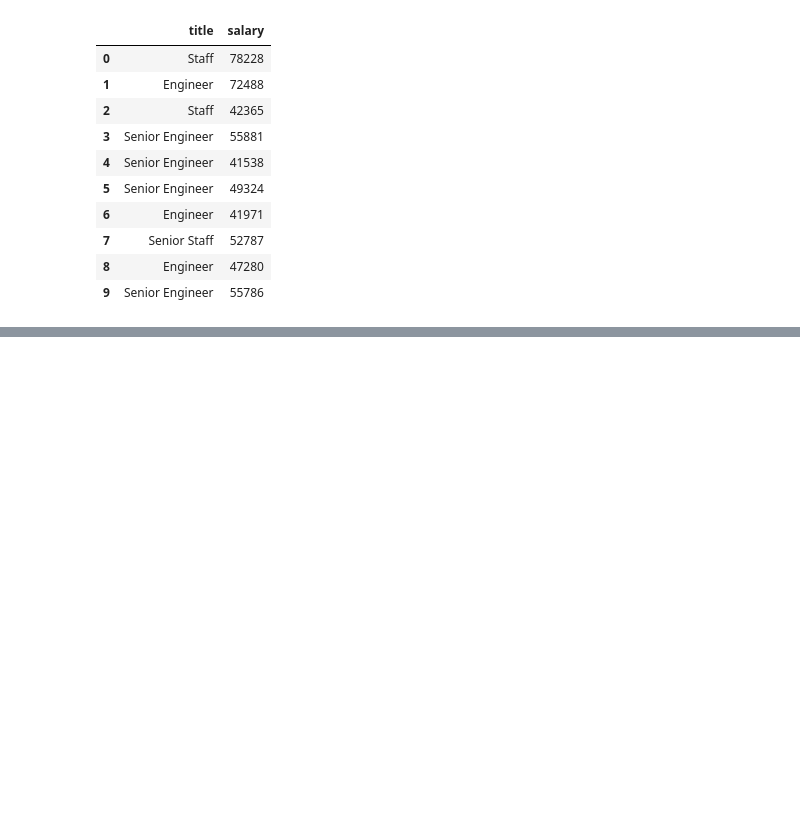
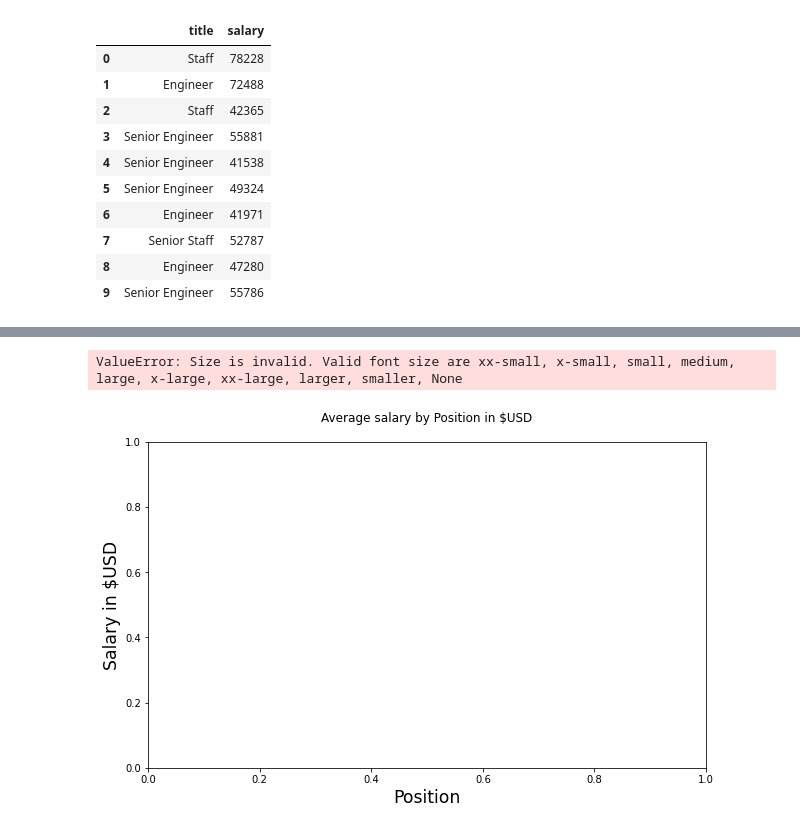
Before and after one commit to Yazz-01/sql-challenge, a Jupyter notebook: employees_data_analysis_sql.ipynb, the cells around one changed output, grey strips where cells are left out. Saved outputs shown, nothing was run; the diff lists cells and outputs as text; code cells hidden in the pictures; blank space fills up the shorter version.

```diff
--- a/employees_data_analysis_sql.ipynb
+++ b/employees_data_analysis_sql.ipynb
@@ -64,7 +70,28 @@ FileNotFoundError: [Errno 2] No such file or directory: 'charts_output/histogram
 # %%
 # 3. Create a bar chart of average salary by title
-grouped_salary_emp= data.groupby(['title'])['salary'].agg('mean')
+ave_salary_emp= data.groupby(['salary'].agg('mean')
 
-plt.title('Salary Ranges for Employees Category', loc='center', fontsize='x-large', pad=19)
+# Plot a Bar Chart
+
+# Chart size
+plt.figure(figsize=(10,6))
+
+# Set up x and y labels
+plt.xlabel('Position', fontsize='xx-large')
+plt.ylabel('Salary in $USD',fontsize='xx-large')
+
+# Title of the chart
+plt.title('Average salary by Position in $USD', loc='center', fontsize='xx-larger',pad=20)
+plt.bar(titles,grouped_salary_emp, width=0.75, align='center', color='green')
+
+plt.ylim(.95*min(grouped_salary_emp), 1.02*max(grouped_salary_emp))
+plt.xticks(titles,rotation=0)
+plt.tight_layout()
+plt.savefig("charts_output/ave_salary_chart.png", transparent=False)
+
+
 plt.show()
+# %% [output]
+ValueError: Size is invalid. Valid font size are xx-small, x-small, small, medium, large, x-large, xx-large, larger, smaller, None
+[figure, added]
 # %%
```
Also changed, not shown: parts of 4 cells of this notebook, 1 other file.
